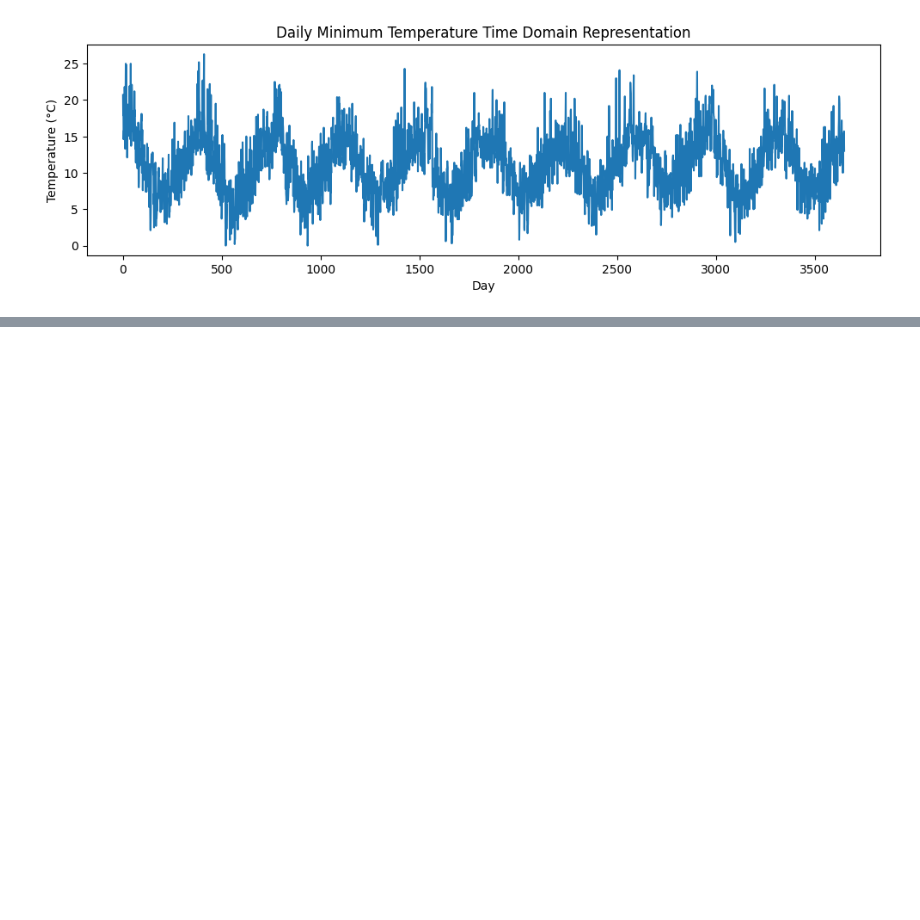
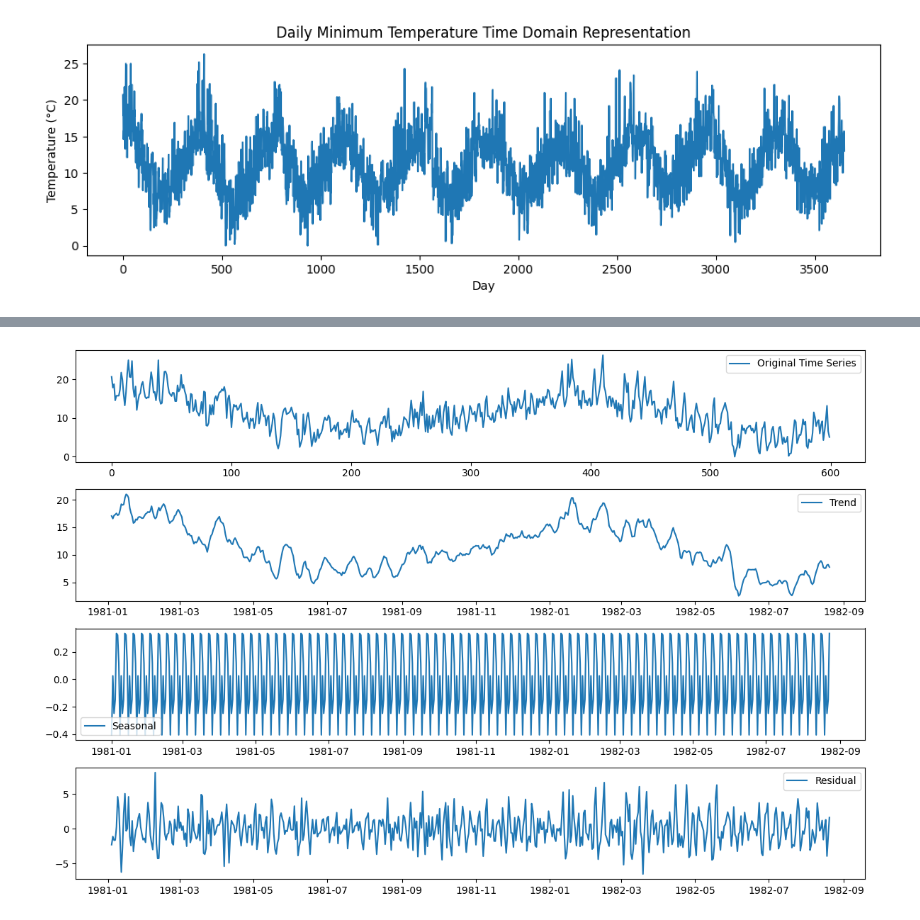
Before and after one commit to Zarathustra4/ML-Essence, a Jupyter notebook: kaggle_sets/data_analisys/min_temp_analisys.ipynb, the cells around one changed output, grey strips where cells are left out. Saved outputs shown, nothing was run; the diff lists cells and outputs as text; code cells hidden in the pictures; blank space fills up the shorter version.

Commit message:
Updated time series EDA

```diff
--- a/kaggle_sets/data_analisys/min_temp_analisys.ipynb
+++ b/kaggle_sets/data_analisys/min_temp_analisys.ipynb
@@ -153,3 +153,11 @@ plt.savefig('temperature-graph.png')
 plt.show()
 # %% [output]
 [figure]
+# %%
+temps = df_temp["Temp"].to_numpy()[:600]
+
+decomposing_df = pd.Series(
+    temps, index=pd.date_range(df_temp["Date"][0], periods=len(temps), freq="D"), name="temps"
+)
+
+decomposing_df.describe()
@@ -155,0 +174,27 @@ plt.show()
+# %%
+from statsmodels.tsa.seasonal import seasonal_decompose
+
+result = seasonal_decompose(decomposing_df, model="additive")
+
+plt.figure(figsize=(12, 8))
+
+plt.subplot(4, 1, 1)
+plt.plot(df_temp['Temp'][:600], label='Original Time Series')
+plt.legend()
+
+plt.subplot(4, 1, 2)
+plt.plot(result.trend, label='Trend')
+plt.legend()
+
+plt.subplot(4, 1, 3)
+plt.plot(result.seasonal, label='Seasonal')
+plt.legend()
+
+plt.subplot(4, 1, 4)
+plt.plot(result.resid, label='Residual')
+plt.legend()
+
+plt.tight_layout()
+plt.show()
+# %% [output]
+[figure, added]
```
Also changed, not shown: parts of 5 cells of this notebook.
